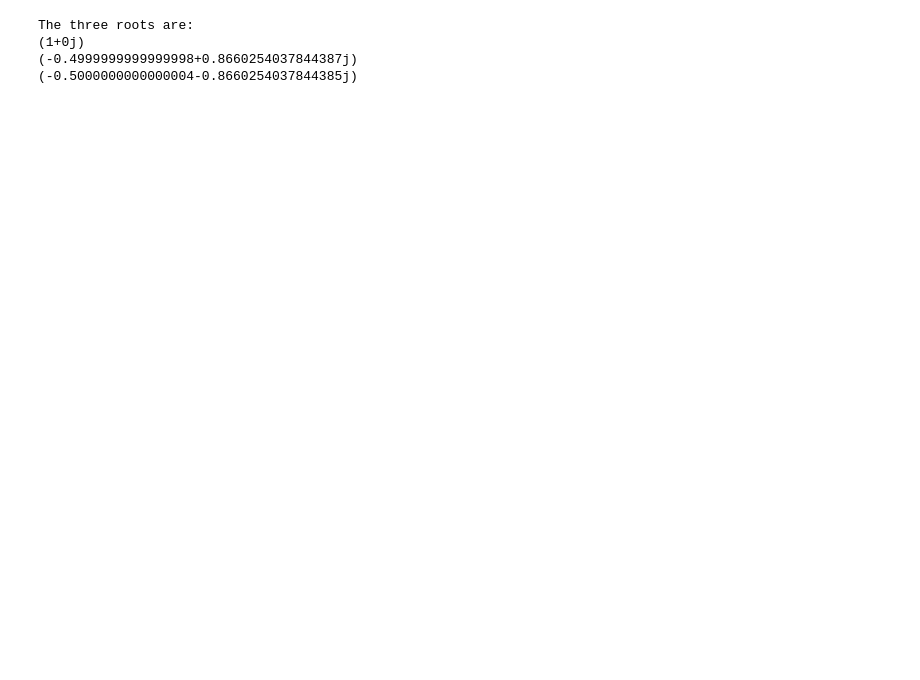
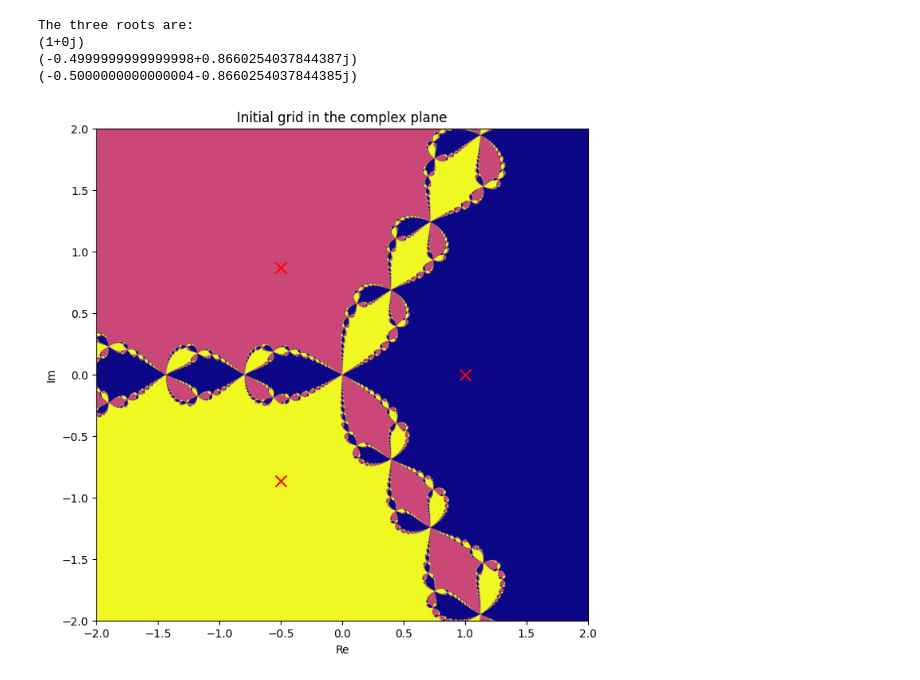
Before and after one commit to SandraAngelikaM/NumAstro2026W_-Sandra-Angelika-Moegele-_-12244620-, a Jupyter notebook: Exercise_sheet_3.ipynb, the cells around one changed output. Saved outputs shown, nothing was run; the diff lists cells and outputs as text; code cells hidden in the pictures; blank space fills up the shorter version.

```diff
--- a/Exercise_sheet_3.ipynb
+++ b/Exercise_sheet_3.ipynb
@@ -336,3 +323,20 @@ The three roots are:
 (1+0j)
 (-0.4999999999999998+0.8660254037844387j)
 (-0.5000000000000004-0.8660254037844385j)
+# %%
+plt.figure(figsize=(8, 8))
+plt.imshow(
+    np.ma.masked_equal(nearest_root, -1),
+    extent=[-2, 2, -2, 2],
+    origin="lower",
+    cmap="plasma",
+    vmin=0,
+    vmax=2
+)
+plt.scatter(roots.real, roots.imag, color="red", marker="x", s=100)
+plt.xlabel("Re")
+plt.ylabel("Im")
+plt.title("Initial grid in the complex plane")
+plt.show()
+# %% [output]
+[figure, added]
```
Also changed, not shown: parts of 2 cells of this notebook.
